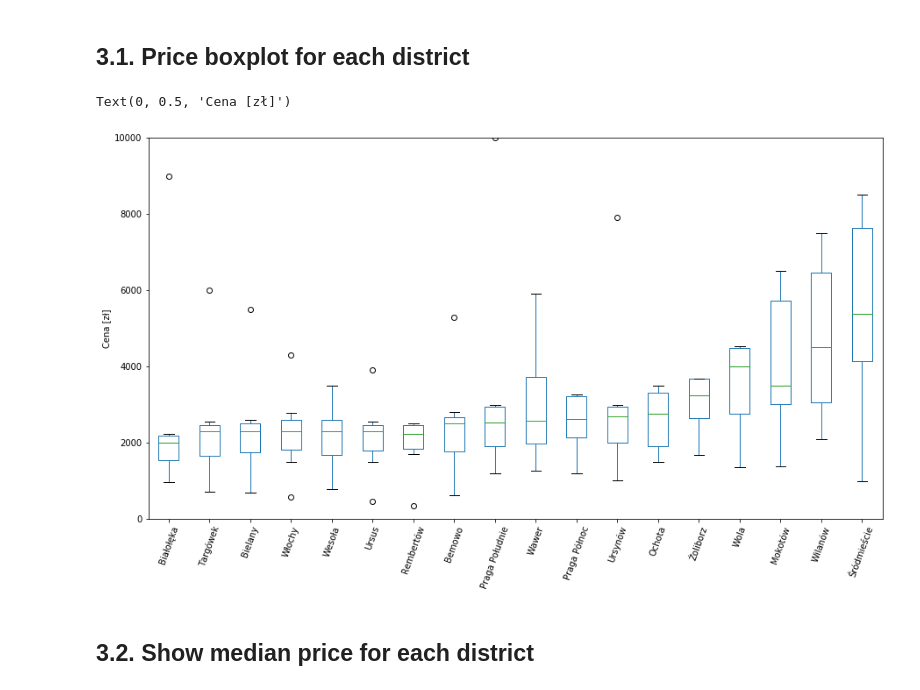
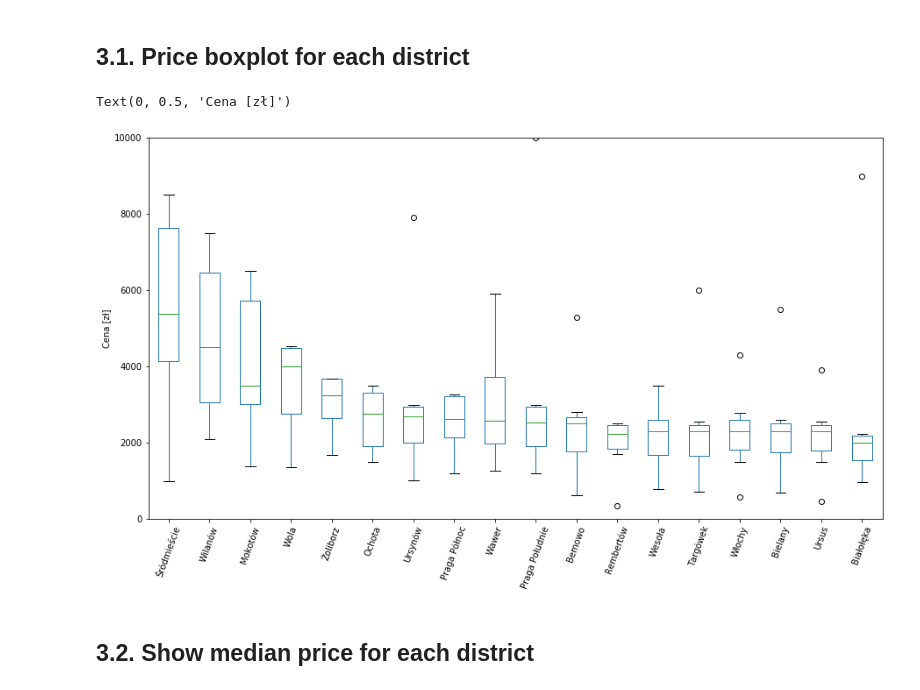
Before and after one commit to KrystianPlackowski/Apartments-data-parser, a Jupyter notebook: analyse.ipynb, the cells around one changed output. Drawn from its saved outputs; the diff is of its cells as text; code cells hidden in the pictures.

```diff
--- a/analyse.ipynb
+++ b/analyse.ipynb
@@ -125,13 +135,13 @@ apartaments['Nazwa dzielnicy'] = apartaments['Numer dzielnicy'].apply(
 # %% [markdown]
 ## 3.1. Price boxplot for each district
 # %%
-apartaments.groupby('Nazwa dzielnicy')['Cena'].describe().drop(['count'], axis=1).sort_values(by='50%').T.plot.box(figsize=(15,8))
+apartaments.groupby('Nazwa dzielnicy')['Cena'].describe().drop(['count'], axis=1).sort_values(by='50%', ascending=False).T.plot.box(figsize=(15,8))
 plt.ylim(0, 10000)
 plt.xticks(rotation=70)
 plt.ylabel('Cena [zł]')
 # %% [output]
 Text(0, 0.5, 'Cena [zł]')
-[figure, old version]
+[figure, new version]
 # %% [markdown]
 ## 3.2. Show median price for each district
 # %%
```
Also changed, not shown: parts of 4 cells of this notebook.
